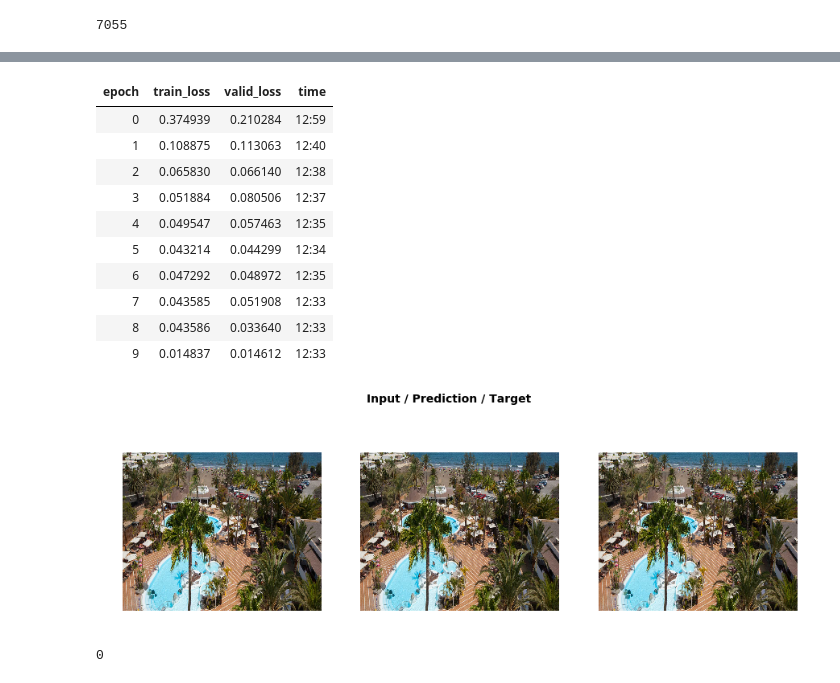
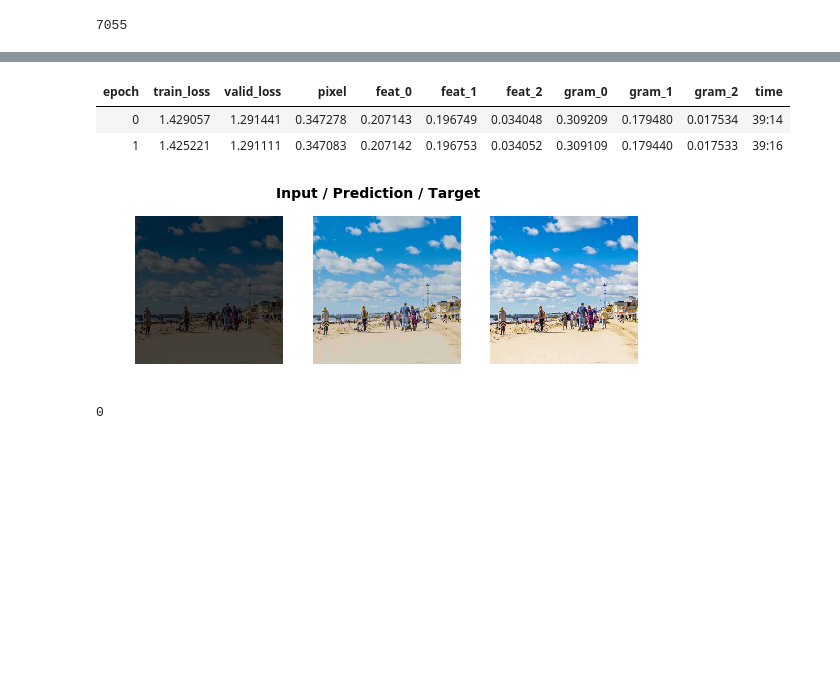
Before and after one commit to mrcasutt/lightinthedark, a Jupyter notebook: light_the_dark.ipynb, the cells around one changed output, grey strips where cells are left out. Drawn from its saved outputs; the diff is of its cells as text; code cells hidden in the pictures; blank space fills up the shorter version.

```diff
--- a/light_the_dark.ipynb
+++ b/light_the_dark.ipynb
@@ -37,10 +39,11 @@ from torchvision.models import vgg16_bn
 # %%
 #set up paths and folders to download files
-folder = 'full_size'
-path = Path('./train')
+keyword = 'portrait'
+folder = keyword
+path = Path('./downloads')
 dest = path/folder
-fnpath = Path('./')
-fnnames = './urls.csv'
 dest.mkdir(parents=True, exist_ok=True)
+urlname = 'url.csv'
+urlpath = Path('/content')
 classes = ['train']
 # %%
@@ -56,9 +58,10 @@ verify_images(dest, delete=True, max_size=2000)
 # %%
 #set up pathes used by resize and dataloader
-path_orig = Path('./train/full_size')
-path_hr = Path('./train/high_res')
-path_mr = Path('./train/med_res')
-path_lr = Path('./train/low_res')
+path_orig = Path('./downloads/'+keyword)
+path_hr = Path('./downloads/high_res')
+path_mr = Path('./downloads/med_res')
+path_lr = Path('./downloads/low_res')
+model_path = Path('./downloads')
 il = ImageList.from_folder(path_orig)
 # %%
 #resize function
@@ -85,7 +87,7 @@ for p,size in sets:
         parallel(partial(resize_one, path=p, size=size), il.items)
 # %%
 #initialize batch size and size, model architecture and image names
-bs,size = 32,96
+bs,size = 64,96
 arch = models.resnet34
 src = ImageImageList.from_folder(path_lr).split_by_rand_pct(0.1, seed=42)
 # %%
@@ -177,7 +176,7 @@ LR Finder is complete, type {learner_name}.recorder.plot() to see the graph.
 # %%
 #create a do fit function that autosaves the result and displays some images after training
-def do_fit(save_name, lrs=slice(lr), pct_start=0.9, cycles=20):
+def do_fit(save_name, lrs=slice(lr), pct_start=0.1, cycles=20):
     learn.fit_one_cycle(cycles, lrs, pct_start=pct_start)
-    learn.save(model_path/save_name)
+    learn.save(save_name)
     learn.show_results(rows=3, imgsize=3)
 # %%
@@ -484,18 +492,10 @@ learn.recorder.plot()
 # %%
 ##fit last layers on highest res data
-do_fit('light_model_highest', slice(6e-4,1e-4),cycles=2)
+do_fit('light_model_highest', slice(1e-5),cycles=2)
 # %% [output]
-| epoch | train_loss | valid_loss | time |
-| 0 | 0.374939 | 0.210284 | 12:59 |
-| 1 | 0.108875 | 0.113063 | 12:40 |
-| 2 | 0.065830 | 0.066140 | 12:38 |
-| 3 | 0.051884 | 0.080506 | 12:37 |
-| 4 | 0.049547 | 0.057463 | 12:35 |
-| 5 | 0.043214 | 0.044299 | 12:34 |
-| 6 | 0.047292 | 0.048972 | 12:35 |
-| 7 | 0.043585 | 0.051908 | 12:33 |
-| 8 | 0.043586 | 0.033640 | 12:33 |
-| 9 | 0.014837 | 0.014612 | 12:33 |
+| epoch | train_loss | valid_loss | pixel | feat_0 | feat_1 | feat_2 | gram_0 | gram_1 | gram_2 | time |
+| 0 | 1.429057 | 1.291441 | 0.347278 | 0.207143 | 0.196749 | 0.034048 | 0.309209 | 0.179480 | 0.017534 | 39:14 |
+| 1 | 1.425221 | 1.291111 | 0.347083 | 0.207142 | 0.196753 | 0.034052 | 0.309109 | 0.179440 | 0.017533 | 39:16 |
-[figure, old version]
+[figure, new version]
 # %%
 #export model
```
Also changed, not shown: parts of 46 cells of this notebook.
